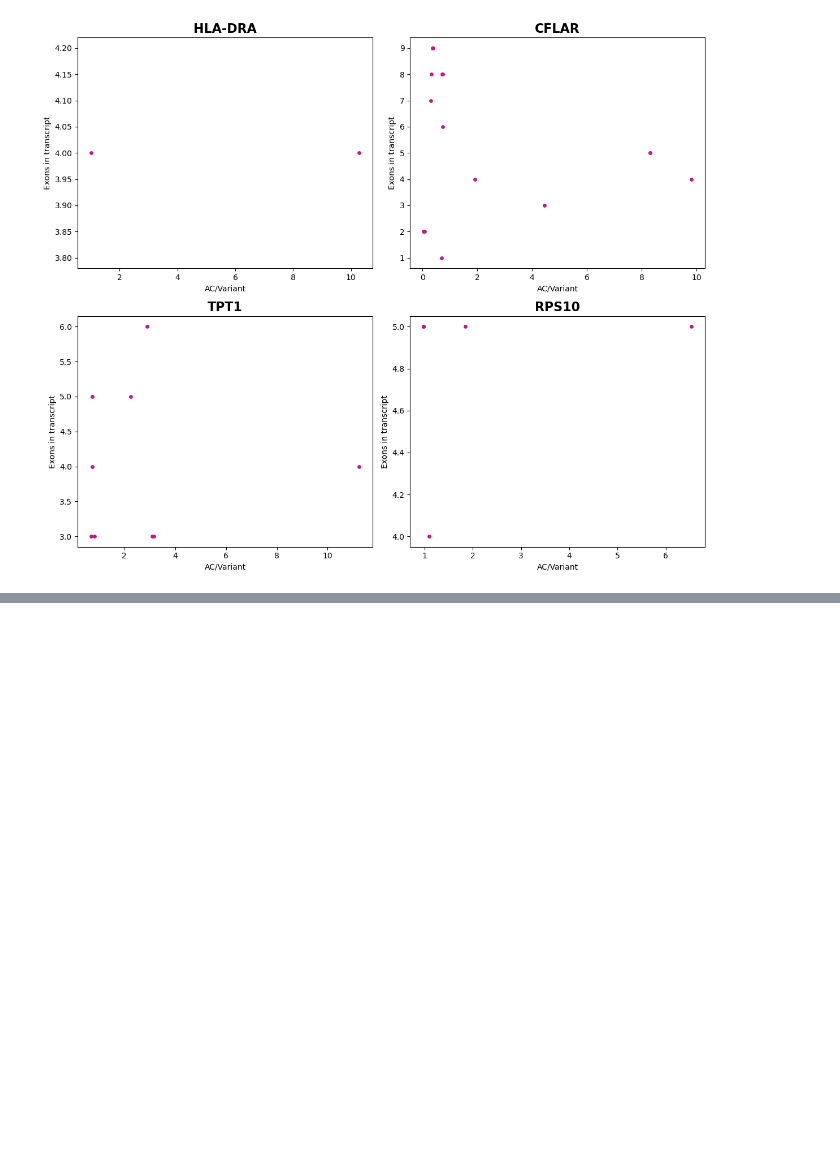
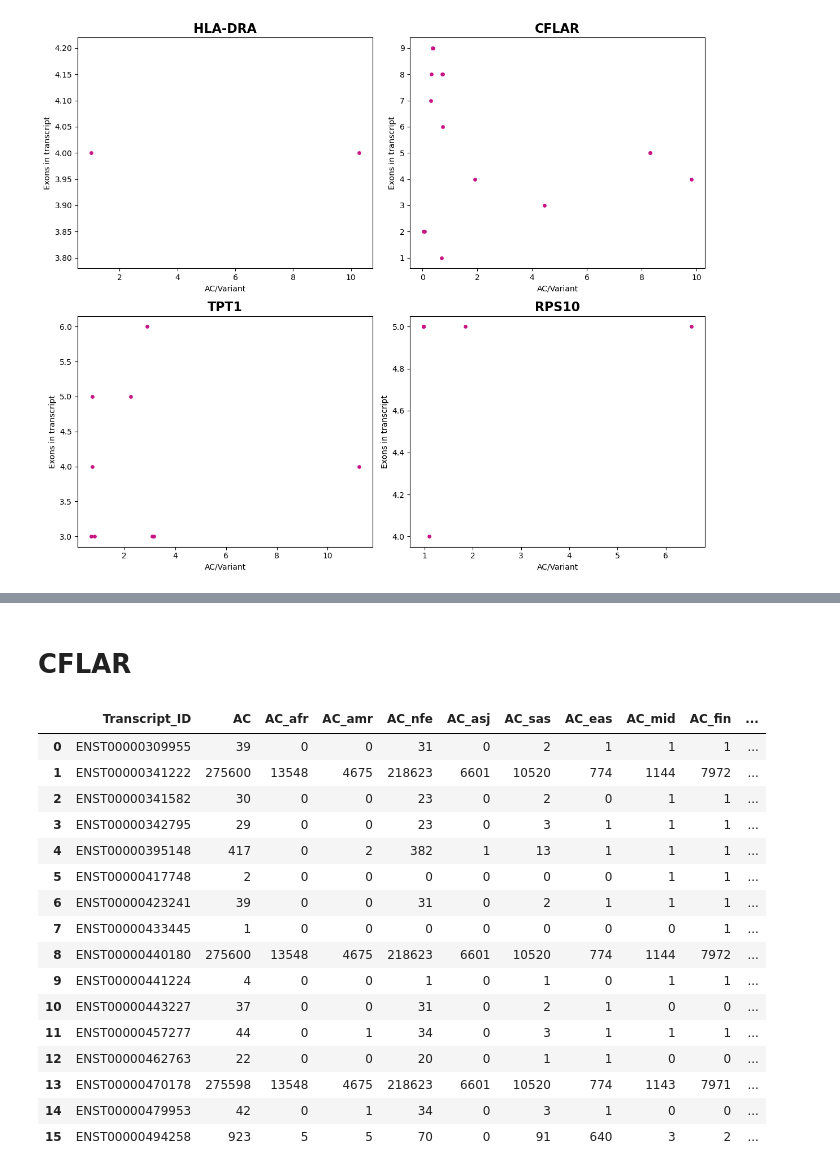
Before and after one commit to nastasia-iv/genvar, a Jupyter notebook: Grishchenko/code/gene_examples_analysis.ipynb, the cells around one changed output, grey strips where cells are left out. Drawn from its saved outputs; the diff is of its cells as text; code cells hidden in the pictures; blank space fills up the shorter version.

Commit message:
Add description of transcript variability

```diff
--- a/Grishchenko/code/gene_examples_analysis.ipynb
+++ b/Grishchenko/code/gene_examples_analysis.ipynb
@@ -60,0 +87,22 @@ plt.show()
+# %% [markdown]
+# **CFLAR**
+# %%
+gene_data_CFLAR
+# %% [output]
+|  | Transcript_ID | AC | AC_afr | AC_amr | AC_nfe | AC_asj | AC_sas | AC_eas | AC_mid | AC_fin | ... |
+| 0 | ENST00000309955 | 39 | 0 | 0 | 31 | 0 | 2 | 1 | 1 | 1 | ... |
+| 1 | ENST00000341222 | 275600 | 13548 | 4675 | 218623 | 6601 | 10520 | 774 | 1144 | 7972 | ... |
+| 2 | ENST00000341582 | 30 | 0 | 0 | 23 | 0 | 2 | 0 | 1 | 1 | ... |
+| 3 | ENST00000342795 | 29 | 0 | 0 | 23 | 0 | 3 | 1 | 1 | 1 | ... |
+| 4 | ENST00000395148 | 417 | 0 | 2 | 382 | 1 | 13 | 1 | 1 | 1 | ... |
+| 5 | ENST00000417748 | 2 | 0 | 0 | 0 | 0 | 0 | 0 | 1 | 1 | ... |
+| 6 | ENST00000423241 | 39 | 0 | 0 | 31 | 0 | 2 | 1 | 1 | 1 | ... |
+| 7 | ENST00000433445 | 1 | 0 | 0 | 0 | 0 | 0 | 0 | 0 | 1 | ... |
+| 8 | ENST00000440180 | 275600 | 13548 | 4675 | 218623 | 6601 | 10520 | 774 | 1144 | 7972 | ... |
+| 9 | ENST00000441224 | 4 | 0 | 0 | 1 | 0 | 1 | 0 | 1 | 1 | ... |
+| 10 | ENST00000443227 | 37 | 0 | 0 | 31 | 0 | 2 | 1 | 0 | 0 | ... |
+| 11 | ENST00000457277 | 44 | 0 | 1 | 34 | 0 | 3 | 1 | 1 | 1 | ... |
+| 12 | ENST00000462763 | 22 | 0 | 0 | 20 | 0 | 1 | 1 | 0 | 0 | ... |
+| 13 | ENST00000470178 | 275598 | 13548 | 4675 | 218623 | 6601 | 10520 | 774 | 1143 | 7971 | ... |
+| 14 | ENST00000479953 | 42 | 0 | 1 | 34 | 0 | 3 | 1 | 0 | 0 | ... |
+| 15 | ENST00000494258 | 923 | 5 | 5 | 70 | 0 | 91 | 640 | 3 | 2 | ... |
```
Also changed, not shown: parts of 10 cells of this notebook.
